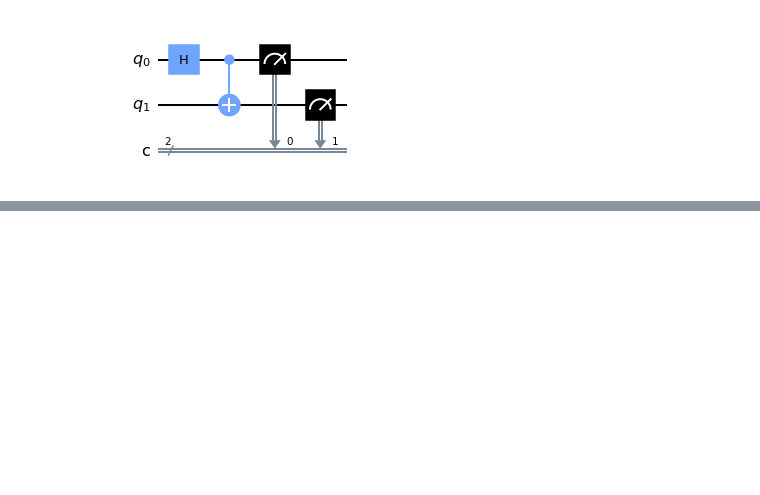
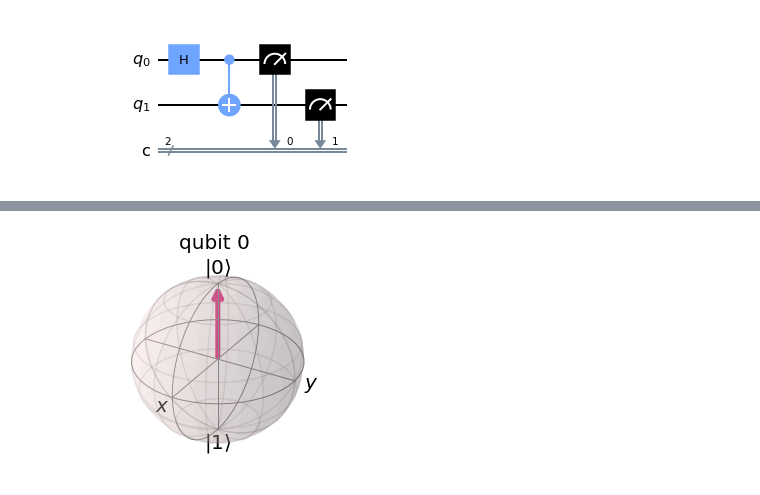
Before and after one commit to okn-yu/QC, a Jupyter notebook: Basic_Instructions.ipynb, the cells around one changed output, grey strips where cells are left out. Cells and saved outputs as stored; diff of their text form; code cells hidden in the pictures; blank space fills up the shorter version.

```diff
--- a/Basic_Instructions.ipynb
+++ b/Basic_Instructions.ipynb
@@ -59,0 +85,7 @@ plot_histogram(counts)
+# %%
+# 初期状態が0の場合
+qc = QuantumCircuit(1)
+state = Statevector.from_instruction(qc)
+plot_bloch_multivector(state)
+# %% [output]
+[figure, added]
```
Also changed, not shown: parts of 24 cells of this notebook.
